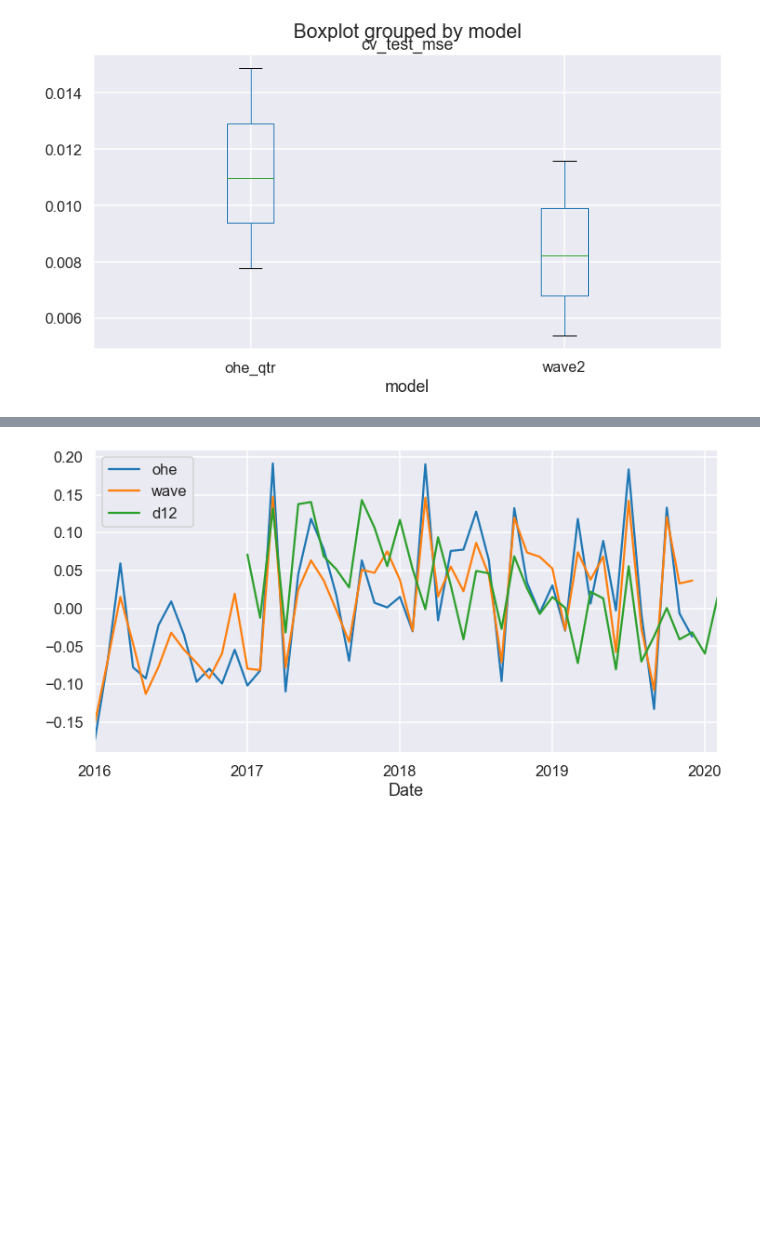
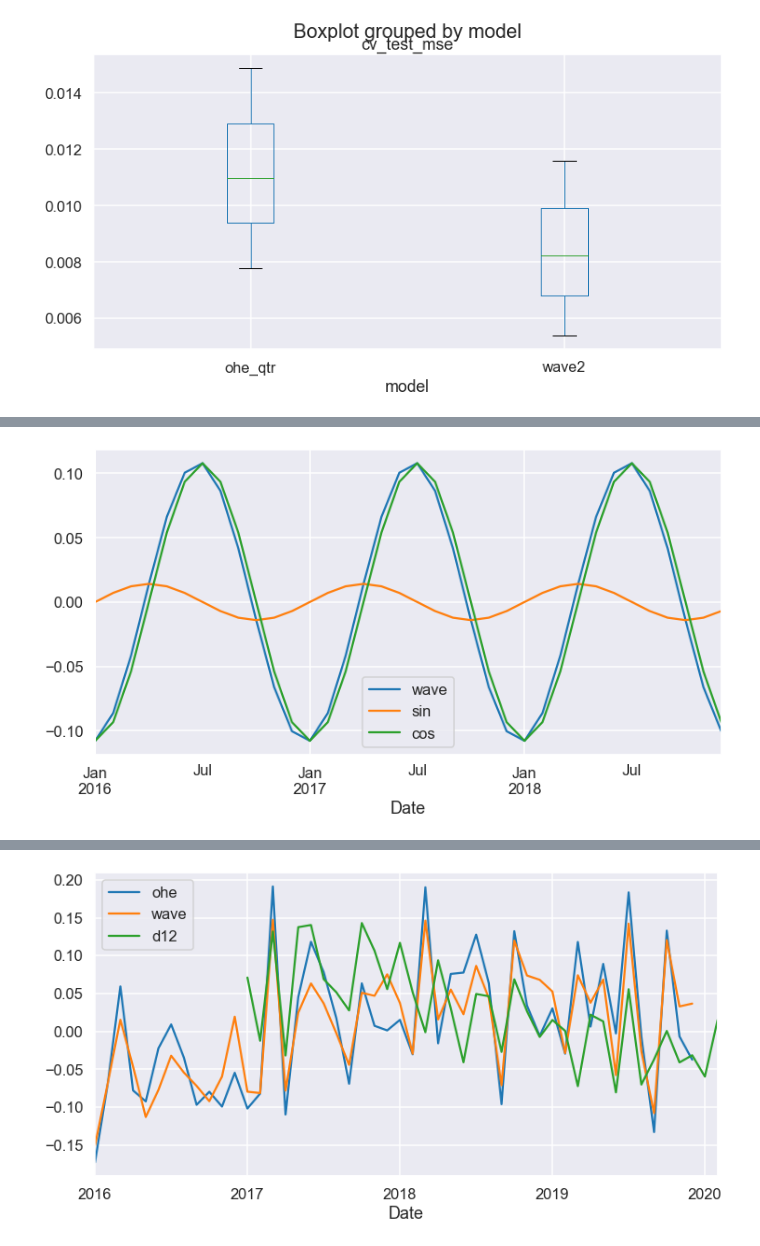
Before and after one commit to manualrg/ai4forecast, a Jupyter notebook: notebooks/03_fte_seas.ipynb, the cells around one changed output, grey strips where cells are left out. Cells and saved outputs as stored; diff of their text form; code cells hidden in the pictures; blank space fills up the shorter version.

```diff
--- a/notebooks/03_fte_seas.ipynb
+++ b/notebooks/03_fte_seas.ipynb
@@ -142,0 +277,12 @@ p_wave.name = 'p_wave'
+# %%
+sin = pd.Series(index=y_train.index, data=np.sin((y_train.index.month-1)*2*np.pi/12) * seas_wave_model.coef_[0], name='sin')
+cos = pd.Series(index=y_train.index, data=np.cos((y_train.index.month-1)*2*np.pi/12) * seas_wave_model.coef_[1], name='cos')
+
+ax = (sin+cos).plot(label='wave')
+sin.plot(ax=ax)
+cos.plot(ax=ax)
+
+plt.legend()
+plt.show()
+# %% [output]
+[figure, added]
```
Also changed, not shown: parts of 19 cells of this notebook, 3 other files.
